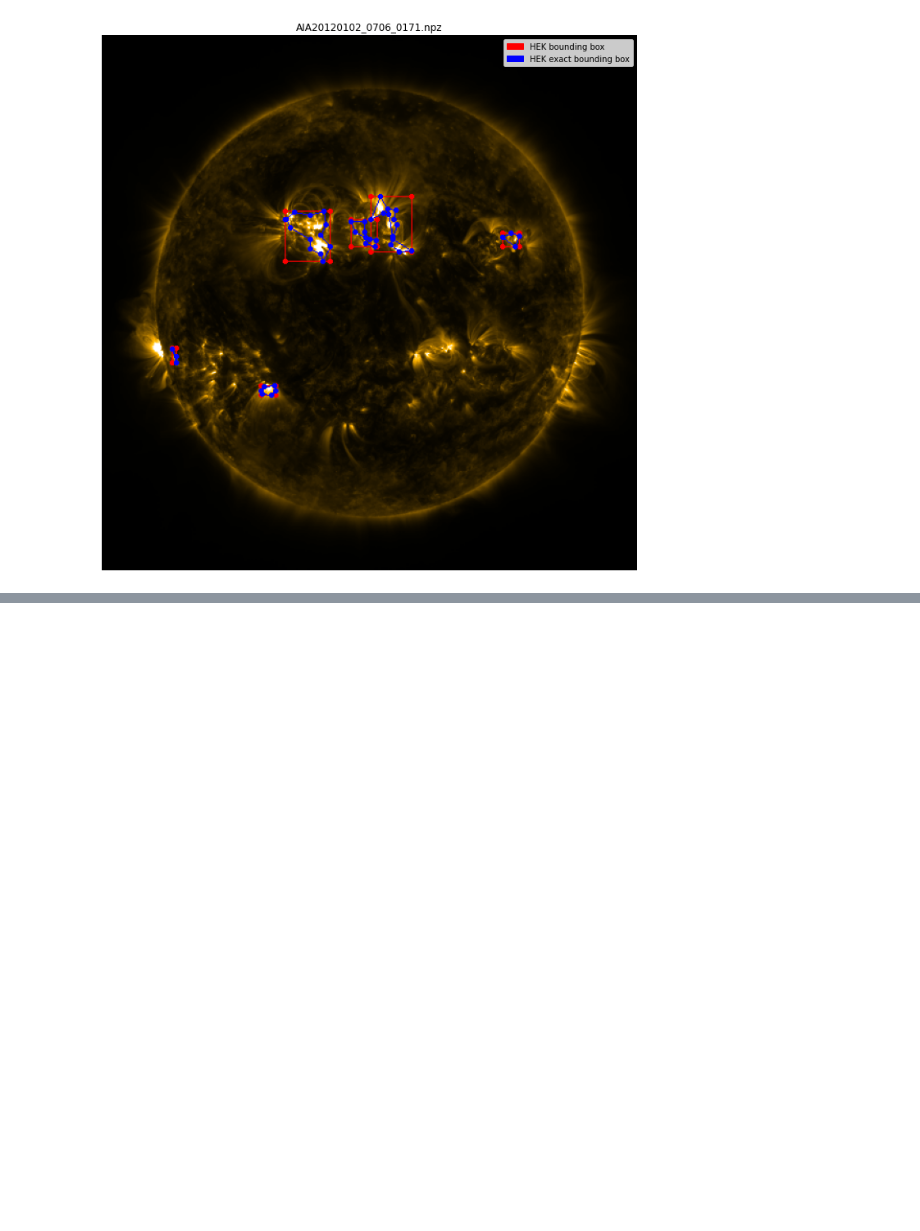
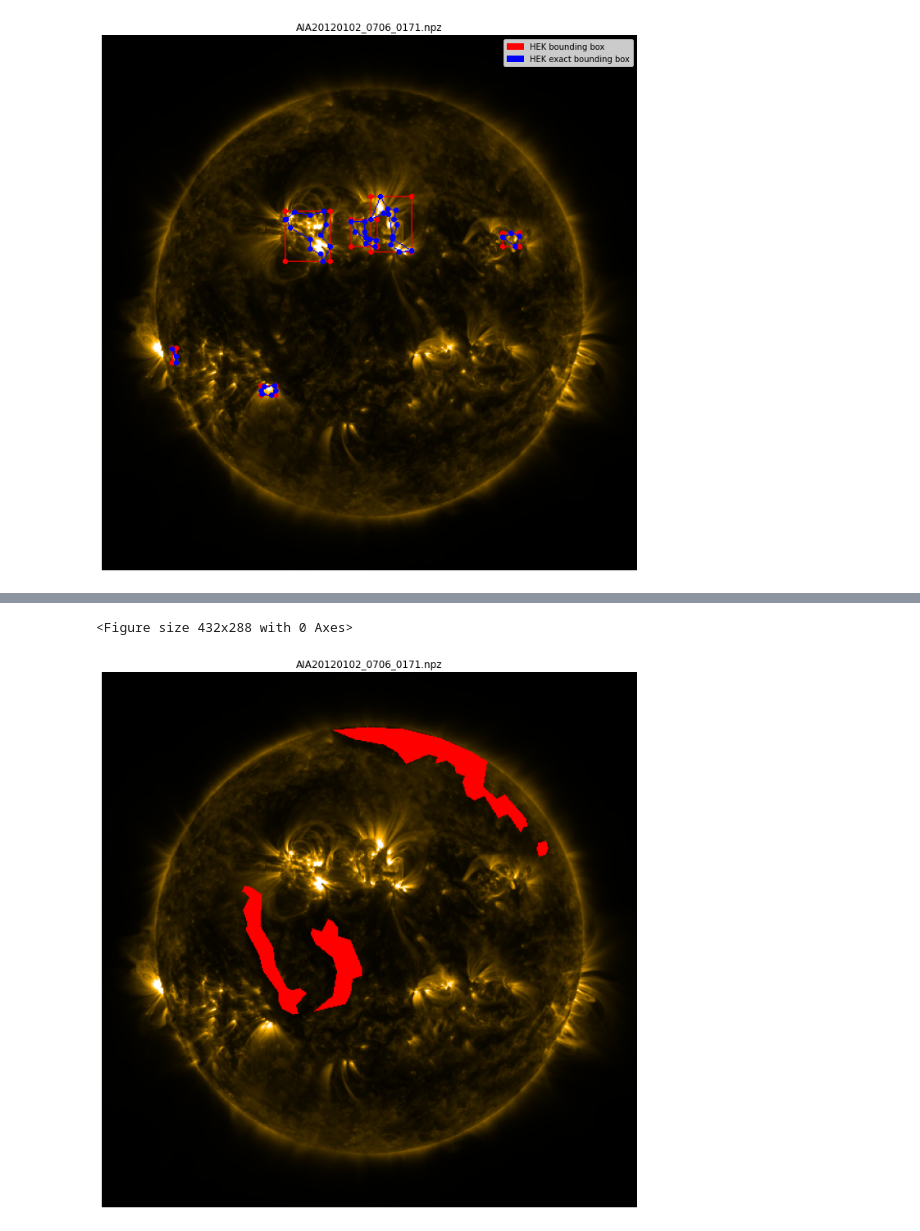
Before and after one commit to i4Ds/awesome-helio, a Jupyter notebook: datasets/machine-learning-dataset-for-sdo/SDOMLDatasetEvents.ipynb, the cells around one changed output, grey strips where cells are left out. Cells and saved outputs as stored; diff of their text form; code cells hidden in the pictures; blank space fills up the shorter version.

```diff
--- a/datasets/machine-learning-dataset-for-sdo/SDOMLDatasetEvents.ipynb
+++ b/datasets/machine-learning-dataset-for-sdo/SDOMLDatasetEvents.ipynb
@@ -461,0 +512,5 @@ display_img(src_img_full_path, hek_bboxes, hek_polygons, channelName=171)
+# %%
+display_mask(src_img_full_path, hek_bboxes, channelName=171)
+# %% [output]
+<Figure size 432x288 with 0 Axes>
+[figure, added]
```
Also changed, not shown: parts of 16 cells of this notebook, 2 other files.
